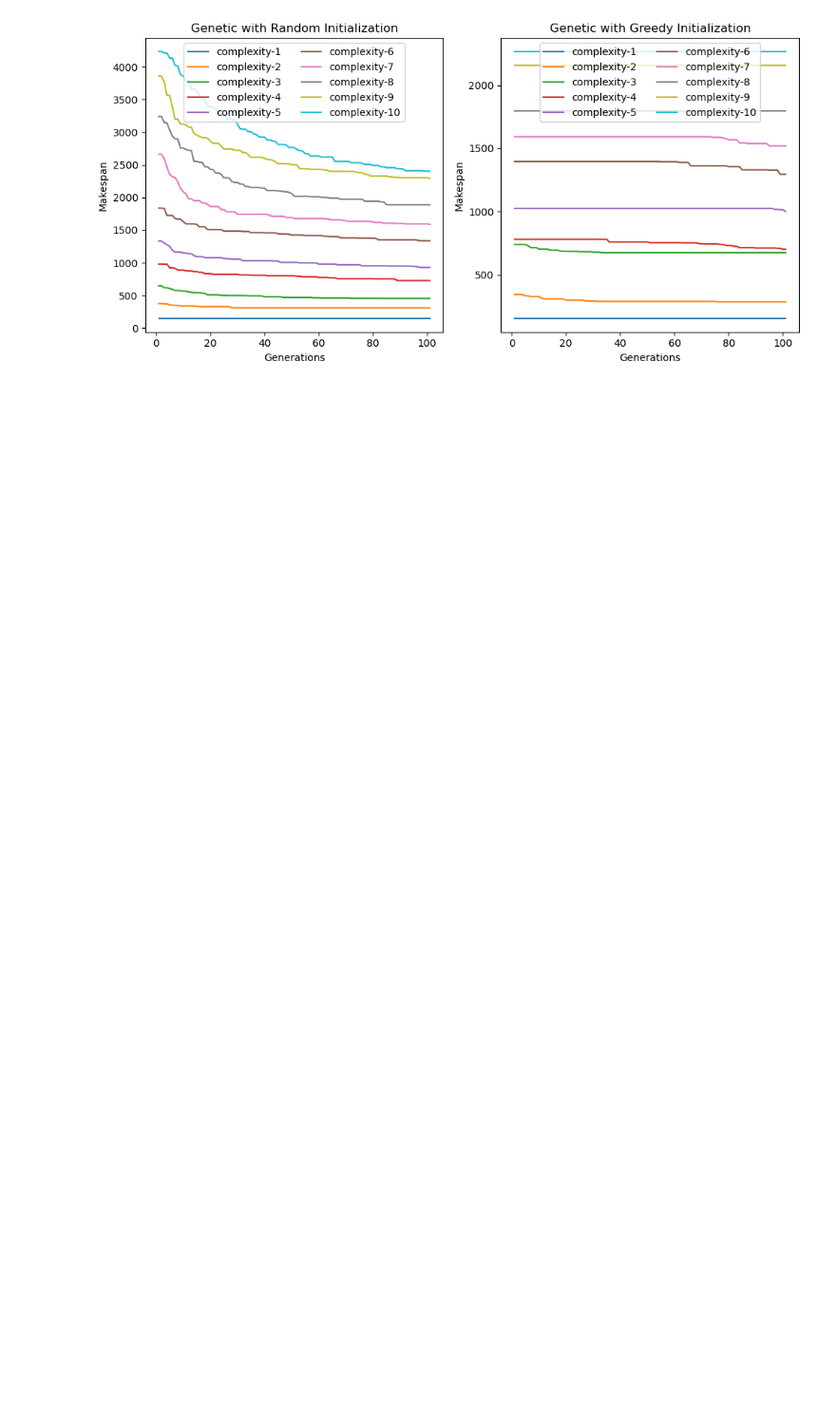
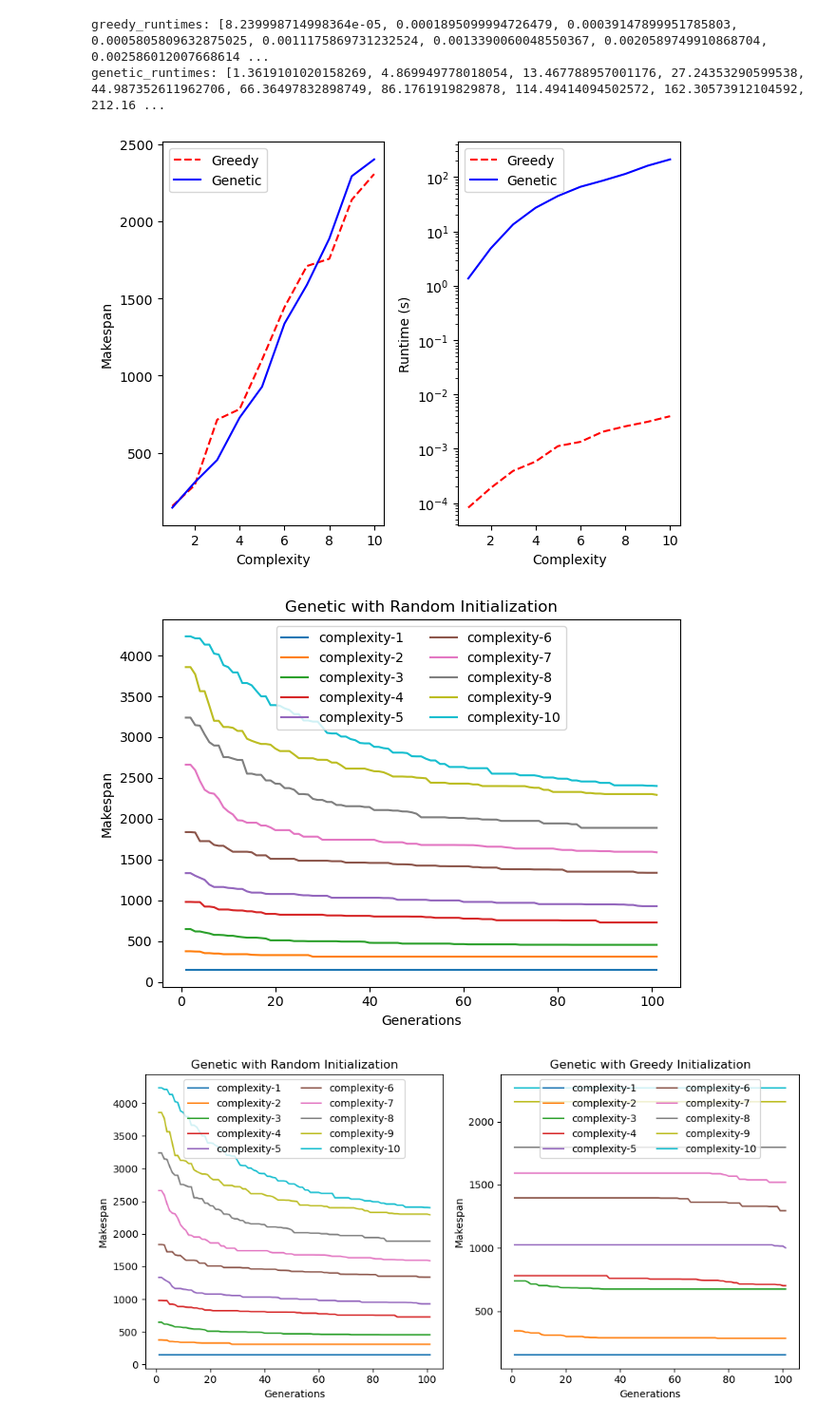
Before and after one commit to legendPerceptor/SDL-ILP, a Jupyter notebook: plotting.ipynb, the cells around one changed output. Shown at 95% size. Drawn from its saved outputs; the diff is of its cells as text; code cells hidden in the pictures; blank space fills up the shorter version.

```diff
--- a/plotting.ipynb
+++ b/plotting.ipynb
@@ -35,9 +35,10 @@ def load_test_storage_performance(greedy_file_template, genetic_file_template):
     ax.plot(xx, genetic_runtimes, label='Genetic', linestyle='-', color='blue')
     ax.set_xlabel('Complexity')
     ax.set_ylabel('Runtime (s)')
+    ax.set_yscale('log')
     ax.legend()
     plt.tight_layout()
-    plt.savefig('figures/compare_greedy_genetic_makespan-org.png', dpi=300)
+    plt.savefig('figures/compare_greedy_genetic_makespan-org.pdf')
     plt.show()
 
     fig, ax = plt.subplots(1, 1)
@@ -49,7 +50,7 @@ def load_test_storage_performance(greedy_file_template, genetic_file_template):
     ax.set_title("Genetic with Random Initialization")
     ax.legend(loc='upper center', ncol=2)
     plt.tight_layout()
-    plt.savefig('figures/genetic_makespan_history-org.png', dpi=300)
+    plt.savefig('figures/genetic_makespan_history-org.pdf')
     plt.show()
 # %%
 optimized_genetic_filename = 'data/optimized-genetic/genetic_makespan-{index}.pkl'
@@ -57,6 +58,13 @@ optimized_genetic_csv_file = 'data/optimized-genetic/genetic_makespan.csv'
 greedy_filename = 'data/greedy/greedy_makespan-{index}.pkl'
 
 unoptimized_genetic_filename = 'data/genetic_makespan-{index}.pkl'
+# %%
+load_test_storage_performance(greedy_filename, unoptimized_genetic_filename)
+# %% [output]
+greedy_runtimes: [8.239998714998364e-05, 0.0001895099994726479, 0.00039147899951785803, 0.0005805809632875025, 0.0011175869731232524, 0.0013390060048550367, 0.0020589749910868704, 0.002586012007668614 ...
+genetic_runtimes: [1.3619101020158269, 4.869949778018054, 13.467788957001176, 27.24353290599538, 44.987352611962706, 66.36497832898749, 86.1761919829878, 114.49414094502572, 162.30573912104592, 212.16 ...
+[figure, added]
+[figure, added]
 # %%
 def plot_optimized_unoptimized_genetic_history(optimized_genetic_file_template, unoptimized_genetic_file_template):
     op_genetic_stores = []
```
Also changed, not shown: 2 other files.
